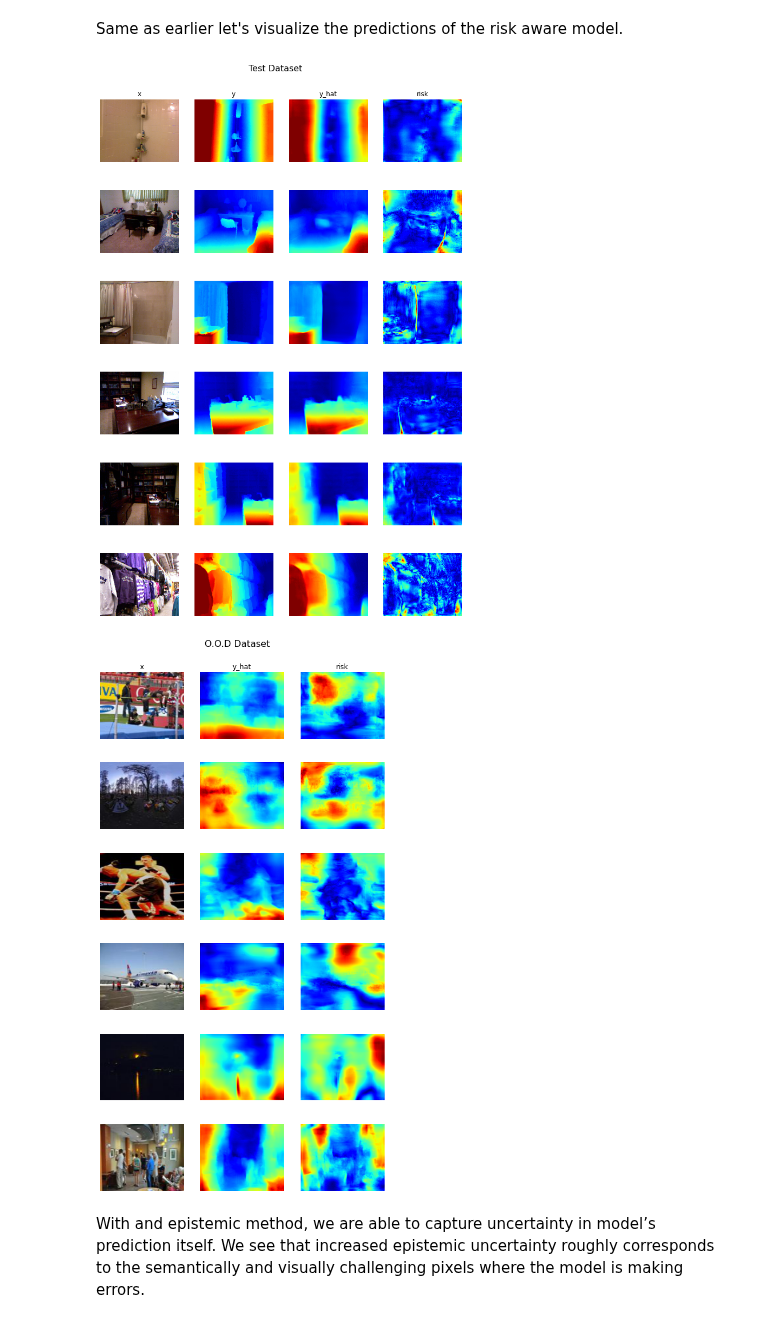
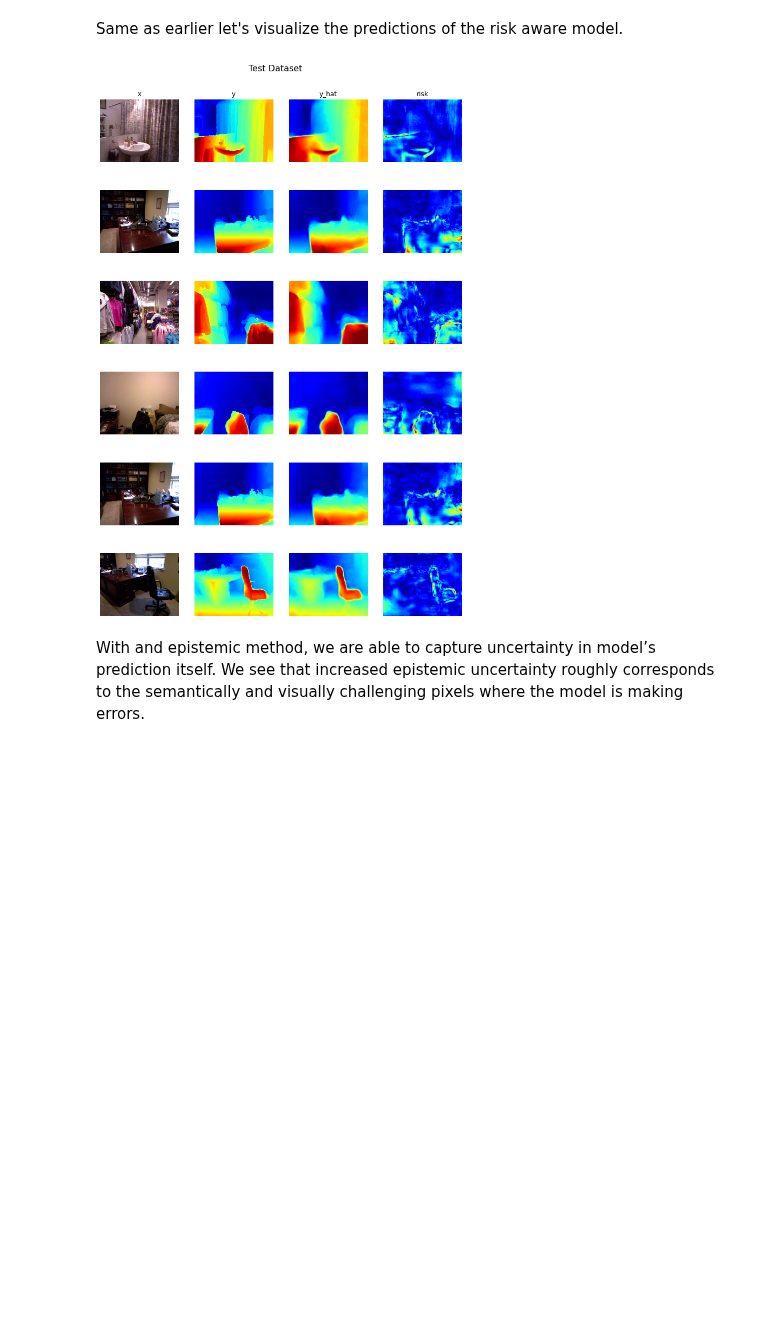
Before and after one commit to bytesroboticmx/capsaIA, a Jupyter notebook: notebooks/5_High-Dimensional-Depth.ipynb, the cells around one changed output. Drawn from its saved outputs; the diff is of its cells as text; code cells hidden in the pictures; blank space fills up the shorter version.

```diff
--- a/notebooks/5_High-Dimensional-Depth.ipynb
+++ b/notebooks/5_High-Dimensional-Depth.ipynb
@@ -29,9 +27,8 @@ import tensorflow as tf
 import config as config
 # %%
 from utils import get_datasets
-ds_train, ds_test, ds_ood = get_datasets(
+ds_train, ds_test = get_datasets(
     id_path = "nyu.h5",
-    ood_path = "miniplaces",
 )
 # %% [markdown]
 In this tutorial we will demonstrate how capsa can be used as a large-scale risk and uncertainty benchmarking framework for existing methods in the community. To that end, we will train a U-Net style model on the task of monocular end-to-end depth estimation using the "NYU Depth V2" dataset (RGB-to-depth image pairs of indoor scenes).
@@ -181,10 +174,9 @@ Epoch 20/20
 # %% [markdown]
 Same as earlier let's visualize the predictions of the risk aware model.
 # %%
-vis_depth_map(epistemic_model, ds_test, ds_ood)
+vis_depth_map(epistemic_model, ds_test)
 # %% [output]
-[figure, old version]
+[figure, new version]
-[figure, removed]
 # %% [markdown]
 With and epistemic method, we are able to capture uncertainty in model’s prediction itself. We see that increased epistemic uncertainty roughly corresponds to the semantically and visually challenging pixels where the model is making errors.
 # %% [markdown]
```
Also changed, not shown: parts of 8 cells of this notebook, 4 other files.
